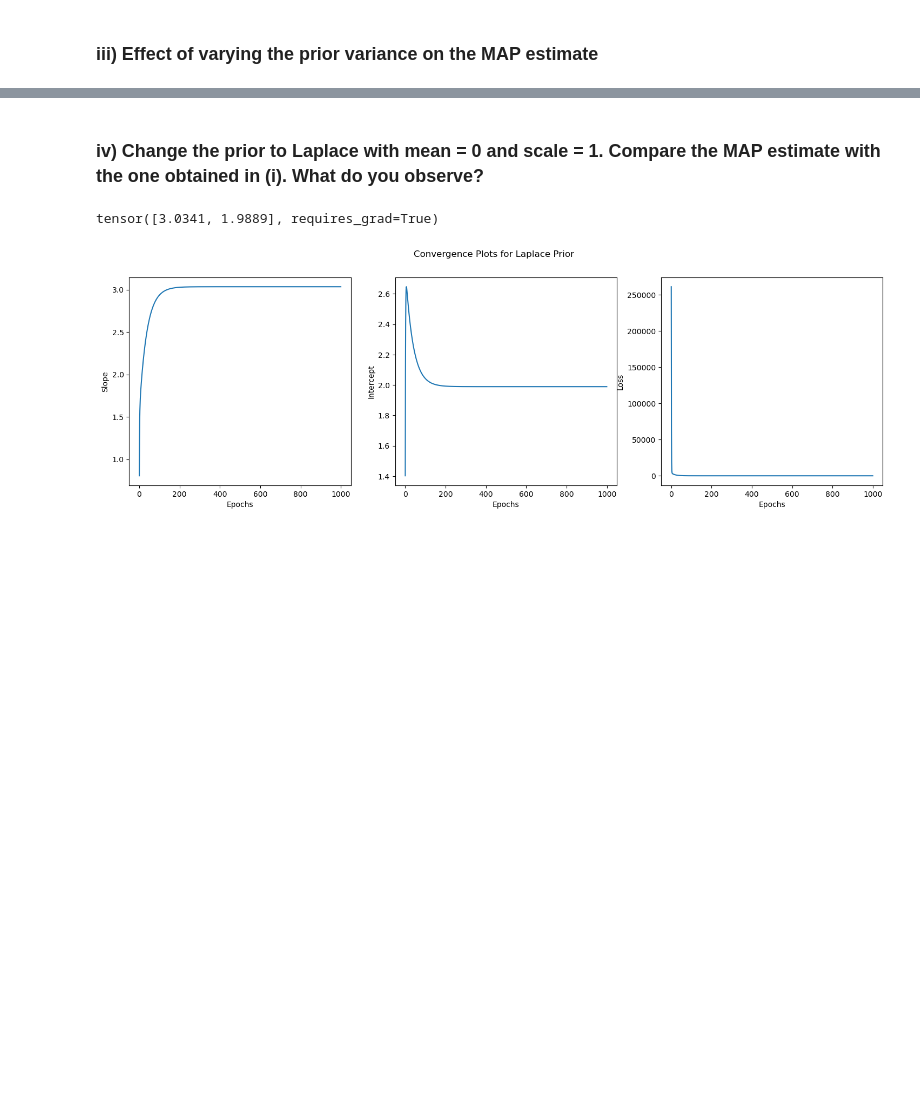
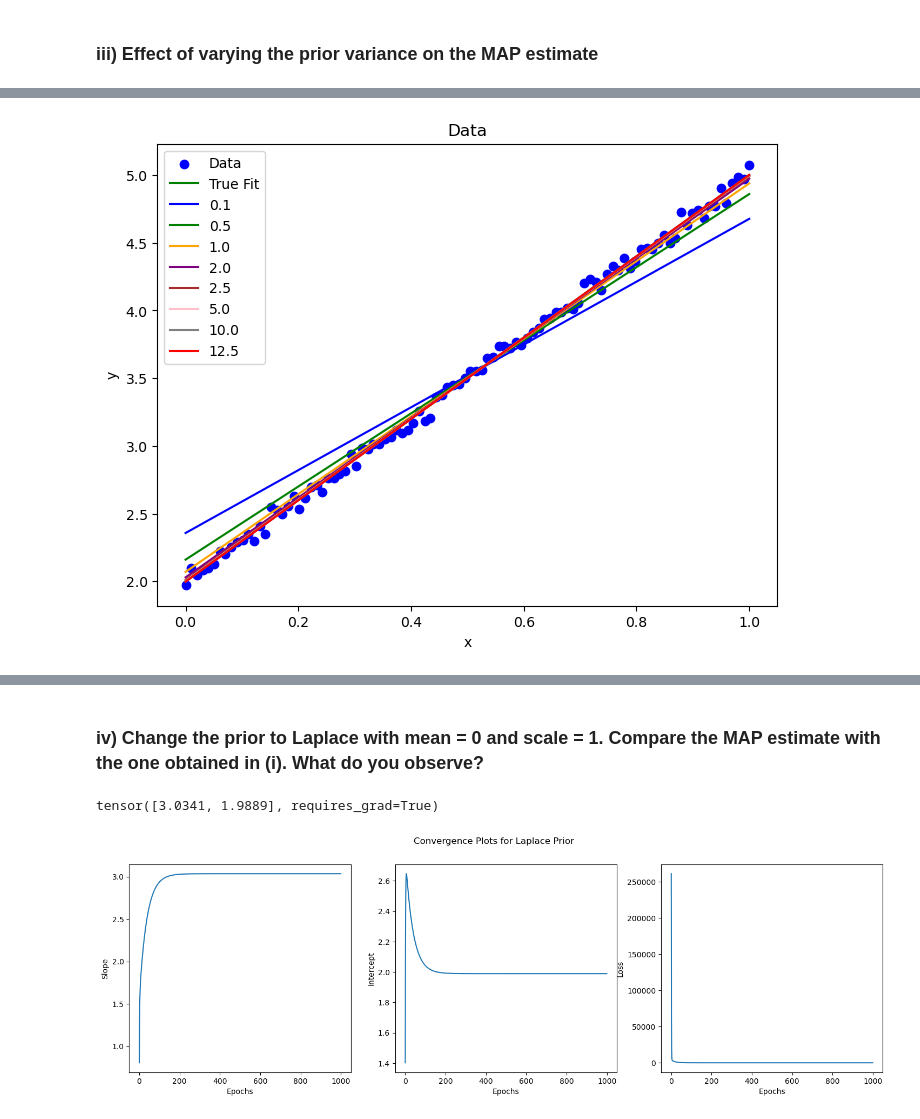
Before and after one commit to DhairyaShah981/pml-assignment2-dhairya-yeeshu, a Jupyter notebook: assignment-2.ipynb, the cells around one changed output, grey strips where cells are left out. Drawn from its saved outputs; the diff is of its cells as text; code cells hidden in the pictures; blank space fills up the shorter version.

```diff
--- a/assignment-2.ipynb
+++ b/assignment-2.ipynb
@@ -493,6 +514,14 @@ N = 100
 X = torch.linspace(0, 1, N)
 noise = torch.distributions.Normal(0, 0.05).sample((N,))
 y = slope * X + intercept + noise
+# %%
+noise_sigma = torch.tensor(0.05)
+noise_mean = torch.tensor(0.0)
+initial_theta = torch.tensor([0.0,0.0],requires_grad=True)
+prior_mean = torch.tensor([0.0,0.0])
+prior_sigma = torch.tensor([1.0, 1.0])
+learning_rate = 0.000001
+epochs = 300
 # %%
 theta0_std = []
 theta1_std = []
@@ -524,0 +554,15 @@ plt.show()
+# %%
+# plot the fit on the data for different prior sigma
+colors = ['blue', 'green', 'orange', 'purple', 'brown', 'pink', 'gray', 'red']
+plt.figure(figsize=(8, 6))
+plt.scatter(X, y, label='Data', color='blue')
+plt.plot(X, slope * X + intercept, label='True Fit', color='green')
+for i in range(8):
+    plt.plot(X, theta0_std[i] * X + theta1_std[i], label=prior_sigma_values[i], color=colors[i])
+plt.title('Data')
+plt.xlabel('x')
+plt.ylabel('y')
+plt.legend()
+plt.show()
+# %% [output]
+[figure, added]
```
Also changed, not shown: parts of 15 cells of this notebook, 1 other file.
